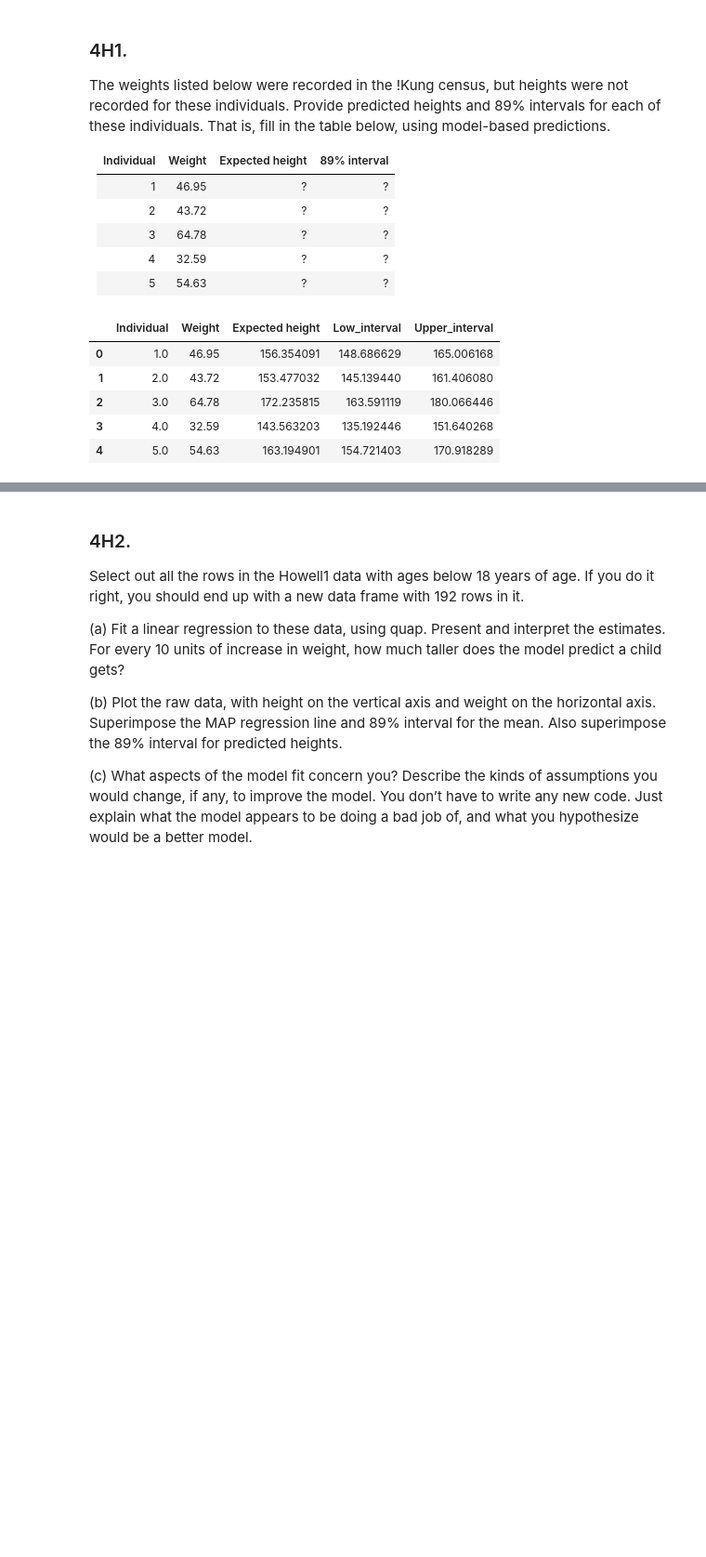
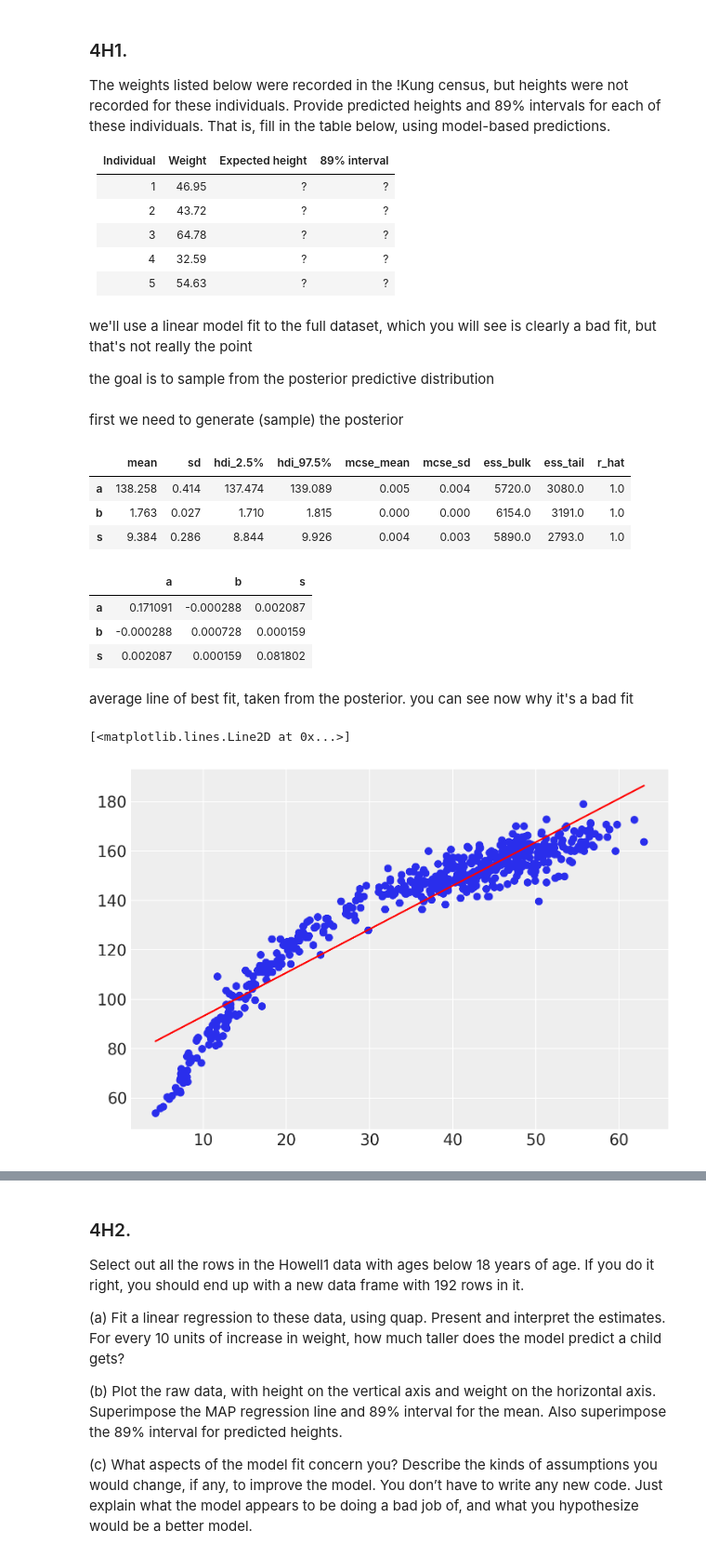
Before and after one commit to davegrays/pymc-resources, a Jupyter notebook: Rethinking_2/End_of_chapter_problems/Chapter_4.ipynb, the cells around one changed output, grey strips where cells are left out. Shown at 93% size. Saved outputs shown, nothing was run; the diff lists cells and outputs as text; code cells hidden in the pictures; blank space fills up the shorter version.

```diff
--- a/Rethinking_2/End_of_chapter_problems/Chapter_4.ipynb
+++ b/Rethinking_2/End_of_chapter_problems/Chapter_4.ipynb
@@ -198,10 +184,44 @@ data_dict = {
-# %%
-# present everything in a pandas dataframe
-pd.DataFrame(data=data_dict)
-# %% [output]
-|  | Individual | Weight | Expected height | Low_interval | Upper_interval |
-| 0 | 1.0 | 46.95 | 156.354091 | 148.686629 | 165.006168 |
-| 1 | 2.0 | 43.72 | 153.477032 | 145.139440 | 161.406080 |
-| 2 | 3.0 | 64.78 | 172.235815 | 163.591119 | 180.066446 |
-| 3 | 4.0 | 32.59 | 143.563203 | 135.192446 | 151.640268 |
-| 4 | 5.0 | 54.63 | 163.194901 | 154.721403 | 170.918289 |
+# %% [markdown]
+we'll use a linear model fit to the full dataset, which you will see is clearly a bad fit, but that's not really the point
+
+the goal is to sample from the posterior predictive distribution
+# %%
+df = pd.read_csv("Data/Howell1.csv", sep=";")
+# %% [markdown]
+first we need to generate (sample) the posterior
+# %%
+mean_weight = df["weight"].mean()
+
+with pm.Model() as linear_model:
+    a = pm.Normal("a", 150, 50)
+    b = pm.LogNormal("b", 0, 1)
+    sigma = pm.Uniform("s", 0, 20)
+
+    mu = b * (df["weight"] - mean_weight) + a
+    y = pm.Normal("y", mu, sigma, observed=df["height"])
+
+    trace = pm.sample()
+# %%
+az.summary(trace, hdi_prob=0.95)
+# %% [output]
+|  | mean | sd | hdi_2.5% | hdi_97.5% | mcse_mean | mcse_sd | ess_bulk | ess_tail | r_hat |
+| a | 138.258 | 0.414 | 137.474 | 139.089 | 0.005 | 0.004 | 5720.0 | 3080.0 | 1.0 |
+| b | 1.763 | 0.027 | 1.710 | 1.815 | 0.000 | 0.000 | 6154.0 | 3191.0 | 1.0 |
+| s | 9.384 | 0.286 | 8.844 | 9.926 | 0.004 | 0.003 | 5890.0 | 2793.0 | 1.0 |
+# %%
+trace_df = trace.posterior.to_dataframe()
+trace_df.cov()
+# %% [output]
+|  | a | b | s |
+| a | 0.171091 | -0.000288 | 0.002087 |
+| b | -0.000288 | 0.000728 | 0.000159 |
+| s | 0.002087 | 0.000159 | 0.081802 |
+# %% [markdown]
+average line of best fit, taken from the posterior. you can see now why it's a bad fit
+# %%
+plt.scatter(df.weight, df.height)
+x = np.linspace(df.weight.min(), df.weight.max(), num=2)
+plt.plot(x, trace_df["b"].mean() * (x - mean_weight) + trace_df["a"].mean(), "r")
+# %% [output]
+[<matplotlib.lines.Line2D at 0x...>]
+[figure, added]
```
Also changed, not shown: parts of 4 cells of this notebook.
